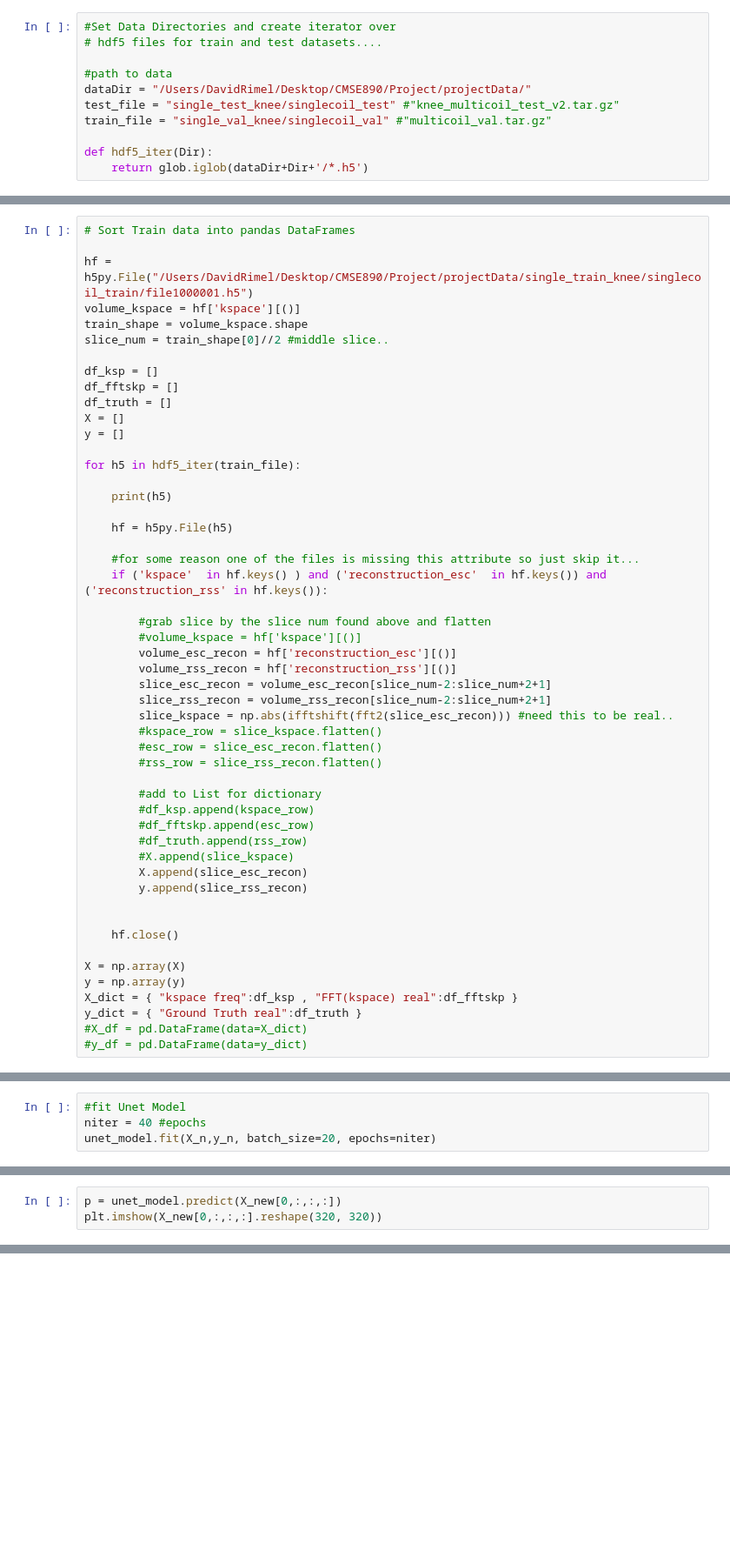
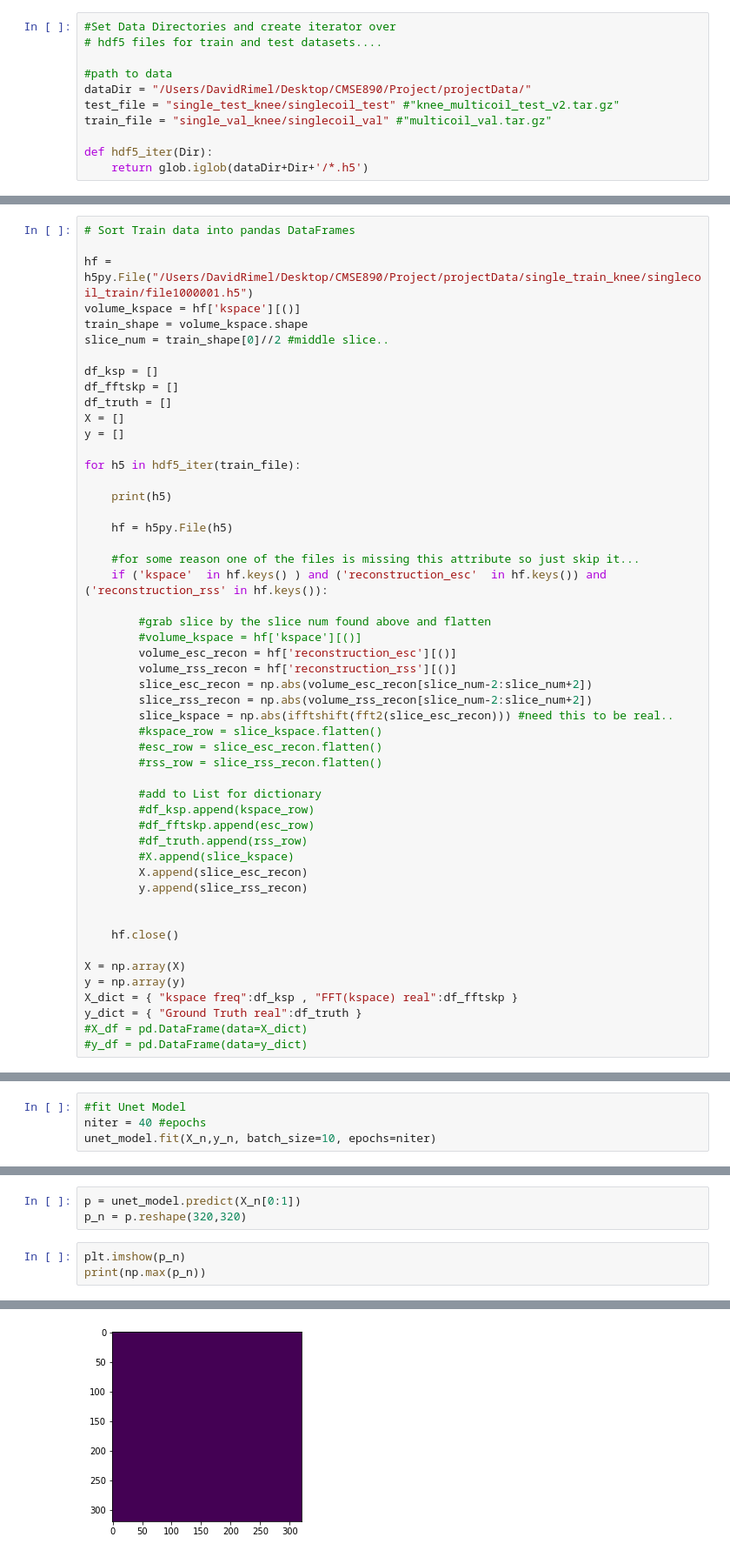
Before and after one commit to DavidRimel/ProjectProposalCMSE890, a Jupyter notebook: fastMRI_SingleCoil.ipynb, the cells around one changed output, grey strips where cells are left out. Shown at 87% size. Saved outputs shown, nothing was run; the diff lists cells and outputs as text; blank space fills up the shorter version.

```diff
--- a/fastMRI_SingleCoil.ipynb
+++ b/fastMRI_SingleCoil.ipynb
@@ -117,8 +121,8 @@ for h5 in hdf5_iter(train_file):
         #volume_kspace = hf['kspace'][()]
         volume_esc_recon = hf['reconstruction_esc'][()]
         volume_rss_recon = hf['reconstruction_rss'][()]
-        slice_esc_recon = volume_esc_recon[slice_num-2:slice_num+2+1]
-        slice_rss_recon = volume_rss_recon[slice_num-2:slice_num+2+1]
+        slice_esc_recon = np.abs(volume_esc_recon[slice_num-2:slice_num+2])
+        slice_rss_recon = np.abs(volume_rss_recon[slice_num-2:slice_num+2])
         slice_kspace = np.abs(ifftshift(fft2(slice_esc_recon))) #need this to be real..
         #kspace_row = slice_kspace.flatten()
         #esc_row = slice_esc_recon.flatten()
@@ -244,5 +370,5 @@ ________________________________________________________________________________
 # %%
 #fit Unet Model
 niter = 40 #epochs
-unet_model.fit(X_n,y_n, batch_size=20, epochs=niter)
+unet_model.fit(X_n,y_n, batch_size=10, epochs=niter)
 # %% [output]
@@ -252,3 +387,7 @@ KeyboardInterrupt:
 # %%
-p = unet_model.predict(X_new[0,:,:,:])
-plt.imshow(X_new[0,:,:,:].reshape(320, 320))
+p = unet_model.predict(X_n[0:1])
+p_n = p.reshape(320,320)
+# %%
+plt.imshow(p_n)
+print(np.max(p_n))
+# %% [output]
@@ -254,0 +395 @@ plt.imshow(X_new[0,:,:,:].reshape(320, 320))
+[figure, added]
```
Also changed, not shown: parts of 8 cells of this notebook.
